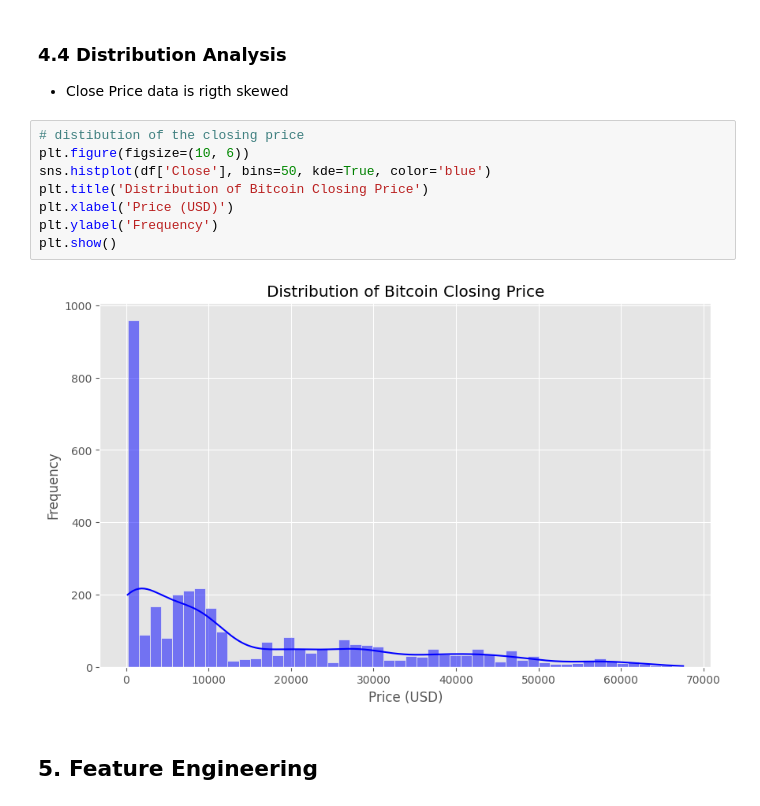
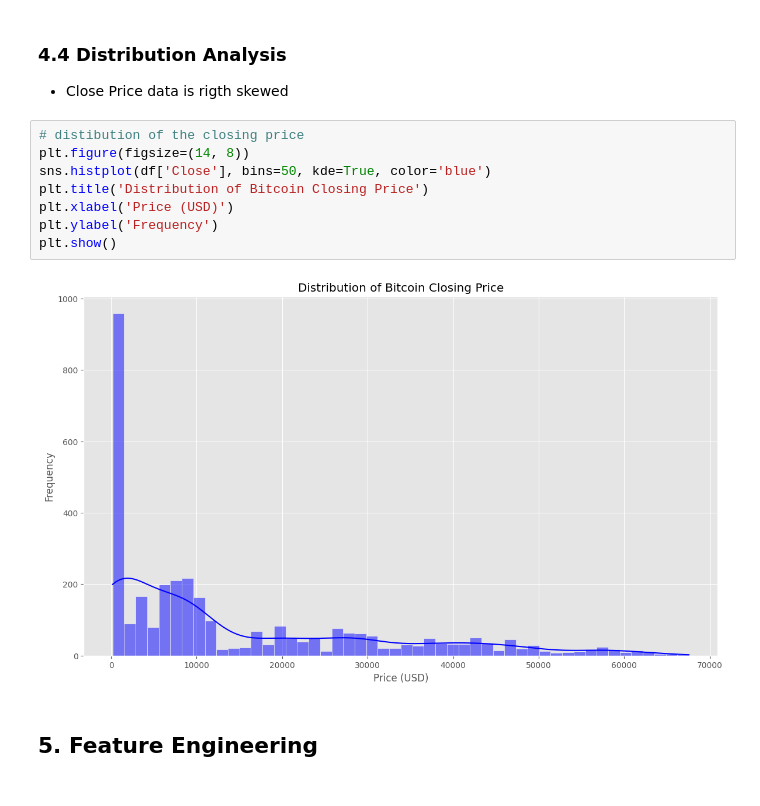
Before and after one commit to ArovaSyams/Bitcoin-Price-Prediction-with-LSTM, a Jupyter notebook: Notebook.ipynb, the cells around one changed output. Saved outputs shown, nothing was run; the diff lists cells and outputs as text.

```diff
--- a/Notebook.ipynb
+++ b/Notebook.ipynb
@@ -176,14 +176,14 @@ plt.show()
 - Close Price data is rigth skewed
 # %%
 # distibution of the closing price
-plt.figure(figsize=(10, 6))
+plt.figure(figsize=(14, 8))
 sns.histplot(df['Close'], bins=50, kde=True, color='blue')
 plt.title('Distribution of Bitcoin Closing Price')
 plt.xlabel('Price (USD)')
 plt.ylabel('Frequency')
 plt.show()
 # %% [output]
-[figure, old version]
+[figure, new version]
 # %% [markdown]
 ## 5. Feature Engineering
 # %%
```
Also changed, not shown: parts of 2 cells of this notebook, 3 other files.
